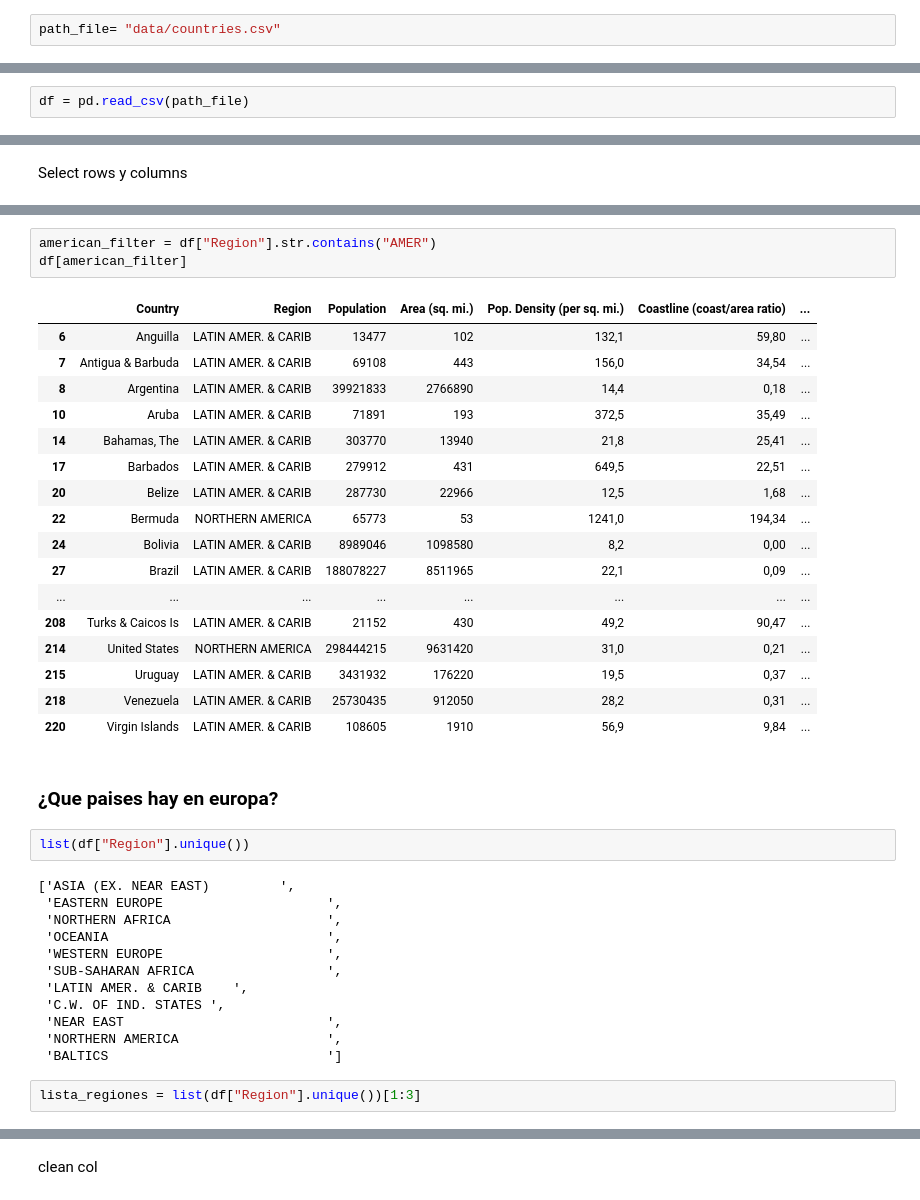
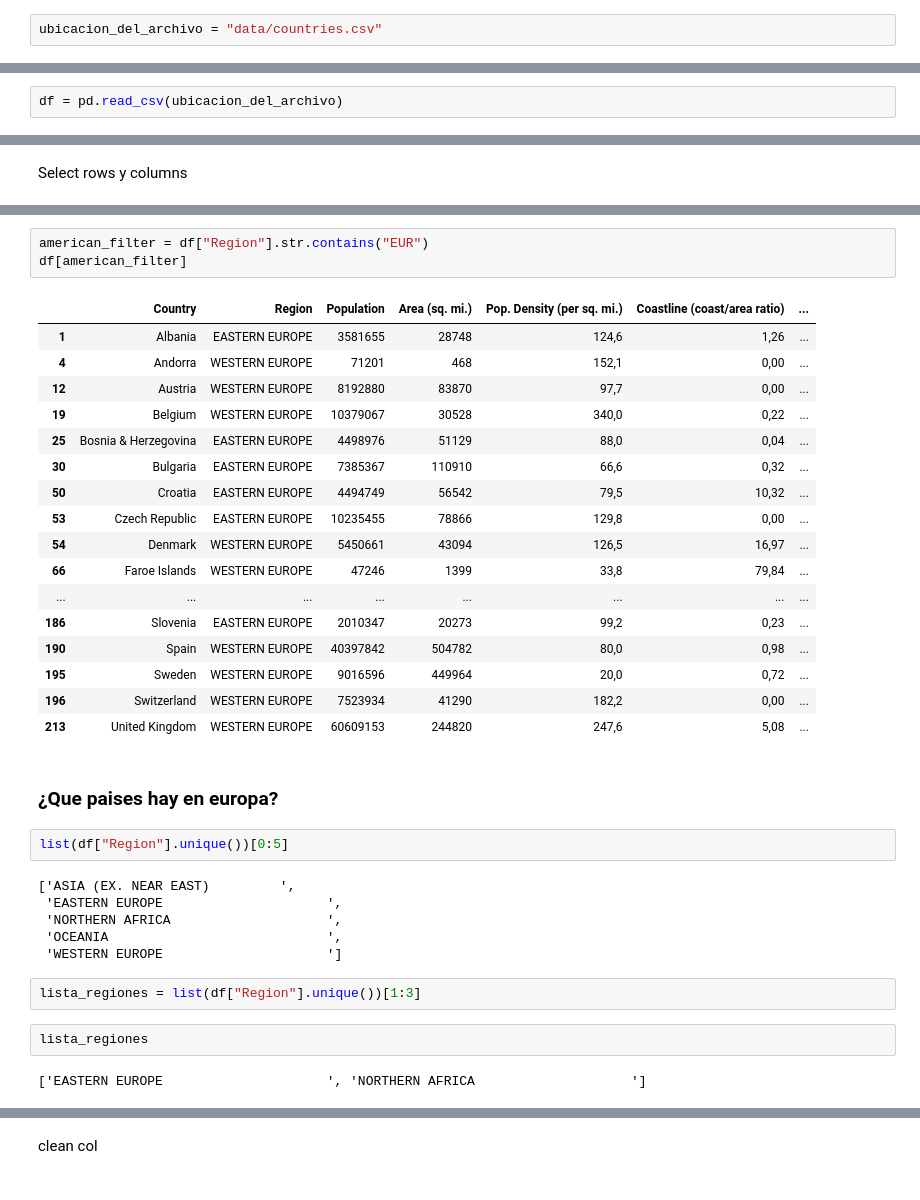
Before and after one commit to tomascony99/UCEMA, a Jupyter notebook: 03-pandas/03_00_0_teoria.ipynb, the cells around one changed output, grey strips where cells are left out. Saved outputs shown, nothing was run; the diff lists cells and outputs as text.

```diff
--- a/03-pandas/03_00_0_teoria.ipynb
+++ b/03-pandas/03_00_0_teoria.ipynb
@@ -13,4 +13,4 @@ countries.csv      spam.csv           ventas_comercial
 # %%
-path_file= "data/countries.csv"
+ubicacion_del_archivo = "data/countries.csv"
 # %%
 import pandas as pd
@@ -17,2 +23,2 @@ import pandas as pd
 # %%
-df = pd.read_csv(path_file)
+df = pd.read_csv(ubicacion_del_archivo)
@@ -135,40 +288,38 @@ df[filter]
 # %%
-american_filter = df["Region"].str.contains("AMER")
+american_filter = df["Region"].str.contains("EUR")
 df[american_filter]
 # %% [output]
 |  | Country | Region | Population | Area (sq. mi.) | Pop. Density (per sq. mi.) | Coastline (coast/area ratio) | ... |
-| 6 | Anguilla | LATIN AMER. & CARIB | 13477 | 102 | 132,1 | 59,80 | ... |
-| 7 | Antigua & Barbuda | LATIN AMER. & CARIB | 69108 | 443 | 156,0 | 34,54 | ... |
-| 8 | Argentina | LATIN AMER. & CARIB | 39921833 | 2766890 | 14,4 | 0,18 | ... |
-| 10 | Aruba | LATIN AMER. & CARIB | 71891 | 193 | 372,5 | 35,49 | ... |
-| 14 | Bahamas, The | LATIN AMER. & CARIB | 303770 | 13940 | 21,8 | 25,41 | ... |
-| 17 | Barbados | LATIN AMER. & CARIB | 279912 | 431 | 649,5 | 22,51 | ... |
-| 20 | Belize | LATIN AMER. & CARIB | 287730 | 22966 | 12,5 | 1,68 | ... |
-| 22 | Bermuda | NORTHERN AMERICA | 65773 | 53 | 1241,0 | 194,34 | ... |
-| 24 | Bolivia | LATIN AMER. & CARIB | 8989046 | 1098580 | 8,2 | 0,00 | ... |
-| 27 | Brazil | LATIN AMER. & CARIB | 188078227 | 8511965 | 22,1 | 0,09 | ... |
+| 1 | Albania | EASTERN EUROPE | 3581655 | 28748 | 124,6 | 1,26 | ... |
+| 4 | Andorra | WESTERN EUROPE | 71201 | 468 | 152,1 | 0,00 | ... |
+| 12 | Austria | WESTERN EUROPE | 8192880 | 83870 | 97,7 | 0,00 | ... |
+| 19 | Belgium | WESTERN EUROPE | 10379067 | 30528 | 340,0 | 0,22 | ... |
+| 25 | Bosnia & Herzegovina | EASTERN EUROPE | 4498976 | 51129 | 88,0 | 0,04 | ... |
+| 30 | Bulgaria | EASTERN EUROPE | 7385367 | 110910 | 66,6 | 0,32 | ... |
+| 50 | Croatia | EASTERN EUROPE | 4494749 | 56542 | 79,5 | 10,32 | ... |
+| 53 | Czech Republic | EASTERN EUROPE | 10235455 | 78866 | 129,8 | 0,00 | ... |
+| 54 | Denmark | WESTERN EUROPE | 5450661 | 43094 | 126,5 | 16,97 | ... |
+| 66 | Faroe Islands | WESTERN EUROPE | 47246 | 1399 | 33,8 | 79,84 | ... |
 | ... | ... | ... | ... | ... | ... | ... | ... |
-| 208 | Turks & Caicos Is | LATIN AMER. & CARIB | 21152 | 430 | 49,2 | 90,47 | ... |
-| 214 | United States | NORTHERN AMERICA | 298444215 | 9631420 | 31,0 | 0,21 | ... |
-| 215 | Uruguay | LATIN AMER. & CARIB | 3431932 | 176220 | 19,5 | 0,37 | ... |
-| 218 | Venezuela | LATIN AMER. & CARIB | 25730435 | 912050 | 28,2 | 0,31 | ... |
-| 220 | Virgin Islands | LATIN AMER. & CARIB | 108605 | 1910 | 56,9 | 9,84 | ... |
+| 186 | Slovenia | EASTERN EUROPE | 2010347 | 20273 | 99,2 | 0,23 | ... |
+| 190 | Spain | WESTERN EUROPE | 40397842 | 504782 | 80,0 | 0,98 | ... |
+| 195 | Sweden | WESTERN EUROPE | 9016596 | 449964 | 20,0 | 0,72 | ... |
+| 196 | Switzerland | WESTERN EUROPE | 7523934 | 41290 | 182,2 | 0,00 | ... |
+| 213 | United Kingdom | WESTERN EUROPE | 60609153 | 244820 | 247,6 | 5,08 | ... |
 # %% [markdown]
 ### ¿Que paises hay en europa?
 # %%
-list(df["Region"].unique())
+list(df["Region"].unique())[0:5]
 # %% [output]
 ['ASIA (EX. NEAR EAST)         ',
  'EASTERN EUROPE                     ',
  'NORTHERN AFRICA                    ',
  'OCEANIA                            ',
- 'WESTERN EUROPE                     ',
- 'SUB-SAHARAN AFRICA                 ',
- 'LATIN AMER. & CARIB    ',
- 'C.W. OF IND. STATES ',
- 'NEAR EAST                          ',
- 'NORTHERN AMERICA                   ',
- 'BALTICS                            ']
+ 'WESTERN EUROPE                     ']
 # %%
 lista_regiones = list(df["Region"].unique())[1:3]
+# %%
+lista_regiones
+# %% [output]
+['EASTERN EUROPE                     ', 'NORTHERN AFRICA                    ']
 # %%
```
Also changed, not shown: parts of 28 cells of this notebook, 3 other files.
